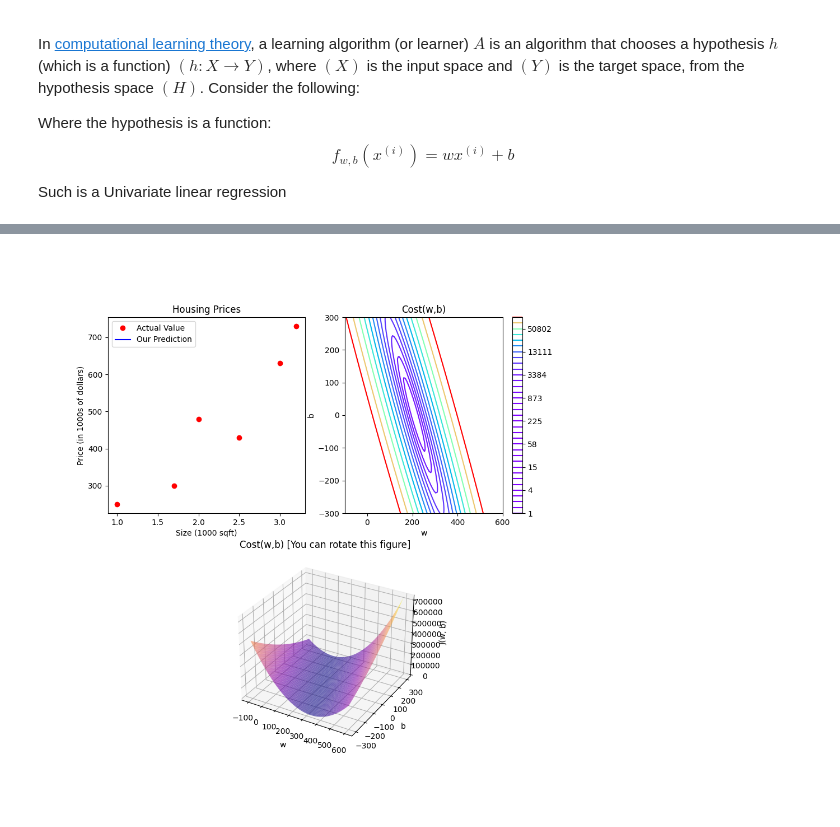
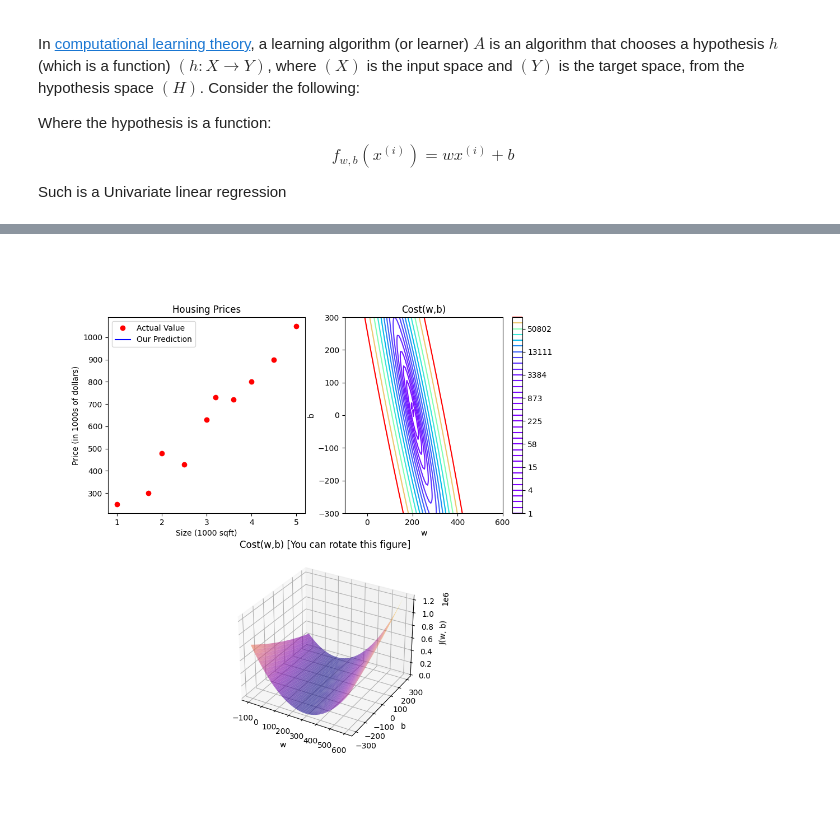
Before and after one commit to Jake6688/MachineLearning, a Jupyter notebook: 1_GettingStarted/jntest1.ipynb, the cells around one changed output, grey strips where cells are left out. Drawn from its saved outputs; the diff is of its cells as text; code cells hidden in the pictures.

Commit message:
plot update

```diff
--- a/1_GettingStarted/jntest1.ipynb
+++ b/1_GettingStarted/jntest1.ipynb
@@ -74,8 +74,8 @@ def compute_cost(x, y, w, b):
     return (1 / (2 * m)) * cost_sum
 
 # Training data
-x_train = np.array([1.0, 1.7, 2.0, 2.5, 3.0, 3.2])
-y_train = np.array([250, 300, 480, 430, 630, 730])
+x_train = np.array([1.0, 1.7, 2.0, 2.5, 3.0, 3.2, 3.6, 4.0, 4.5, 5.0])
+y_train = np.array([250, 300, 480, 430, 630, 730, 720, 800, 900, 1050])
 
 # Create a function to plot the line of best fit, cost contour, and 3D cost surface
 def plot_interactive_fit():
@@ -127,31 +127,31 @@ def plot_interactive_fit():
 
         # Update the position of the clicked point on the contour plot (ax2)
         point.set_data([w], [b])  # Use lists or arrays to avoid the "x must be a sequence" error
 
         # Update the 3D point on the cost surface (ax3)
         cost_value = compute_cost(x_train, y_train, w, b)
         point3d.set_data([w], [b])  # x and y should be lists or arrays
         point3d.set_3d_properties([cost_value])
 
         # Redraw the plots
         fig.canvas.draw()
 
     # Function to handle clicks on the contour plot
     def onclick(event):
         if event.inaxes == ax2:  # Make sure the click is on the contour plot
             # Get clicked coordinates
             w_clicked = event.xdata
             b_clicked = event.ydata
             # Update the plots with the selected values
             update_line_of_best_fit(w_clicked, b_clicked)
 
     # Connect the click event to the figure
     cid = fig.canvas.mpl_connect('button_press_event', onclick)
 
     # Display the figure
     plt.show()
 
 # Call the interactive plot function
 plot_interactive_fit()
 # %% [output]
-[figure, old version]
+[figure, new version]
```
